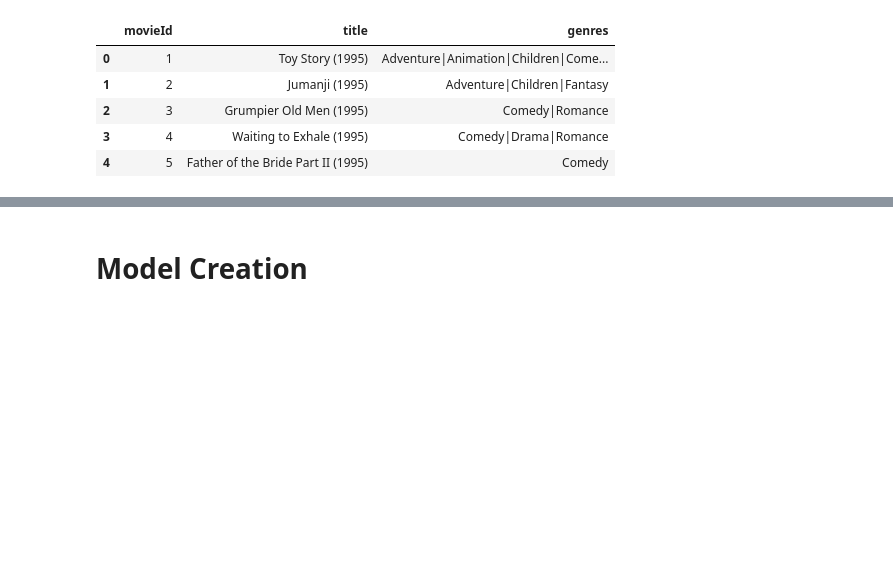
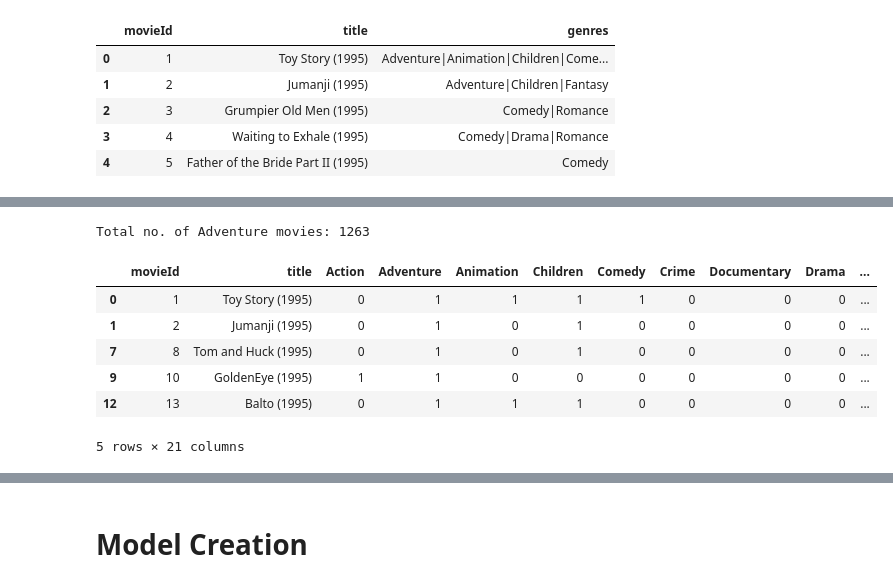
Before and after one commit to alooperalta/movieRecommendation, a Jupyter notebook: recommender.ipynb, the cells around one changed output, grey strips where cells are left out. Drawn from its saved outputs; the diff is of its cells as text; code cells hidden in the pictures; blank space fills up the shorter version.

```diff
--- a/recommender.ipynb
+++ b/recommender.ipynb
@@ -34,0 +82,13 @@ movies.head()
+# %%
+Adventure=movies.loc[movies['Adventure']==1]
+print(f'Total no. of Adventure movies: {len(Adventure)}')
+Adventure.head()
+# %% [output]
+Total no. of Adventure movies: 1263
+|  | movieId | title | Action | Adventure | Animation | Children | Comedy | Crime | Documentary | Drama | ... |
+| 0 | 1 | Toy Story (1995) | 0 | 1 | 1 | 1 | 1 | 0 | 0 | 0 | ... |
+| 1 | 2 | Jumanji (1995) | 0 | 1 | 0 | 1 | 0 | 0 | 0 | 0 | ... |
+| 7 | 8 | Tom and Huck (1995) | 0 | 1 | 0 | 1 | 0 | 0 | 0 | 0 | ... |
+| 9 | 10 | GoldenEye (1995) | 1 | 1 | 0 | 0 | 0 | 0 | 0 | 0 | ... |
+| 12 | 13 | Balto (1995) | 0 | 1 | 1 | 1 | 0 | 0 | 0 | 0 | ... |
+5 rows × 21 columns
```
Also changed, not shown: parts of 29 cells of this notebook.
